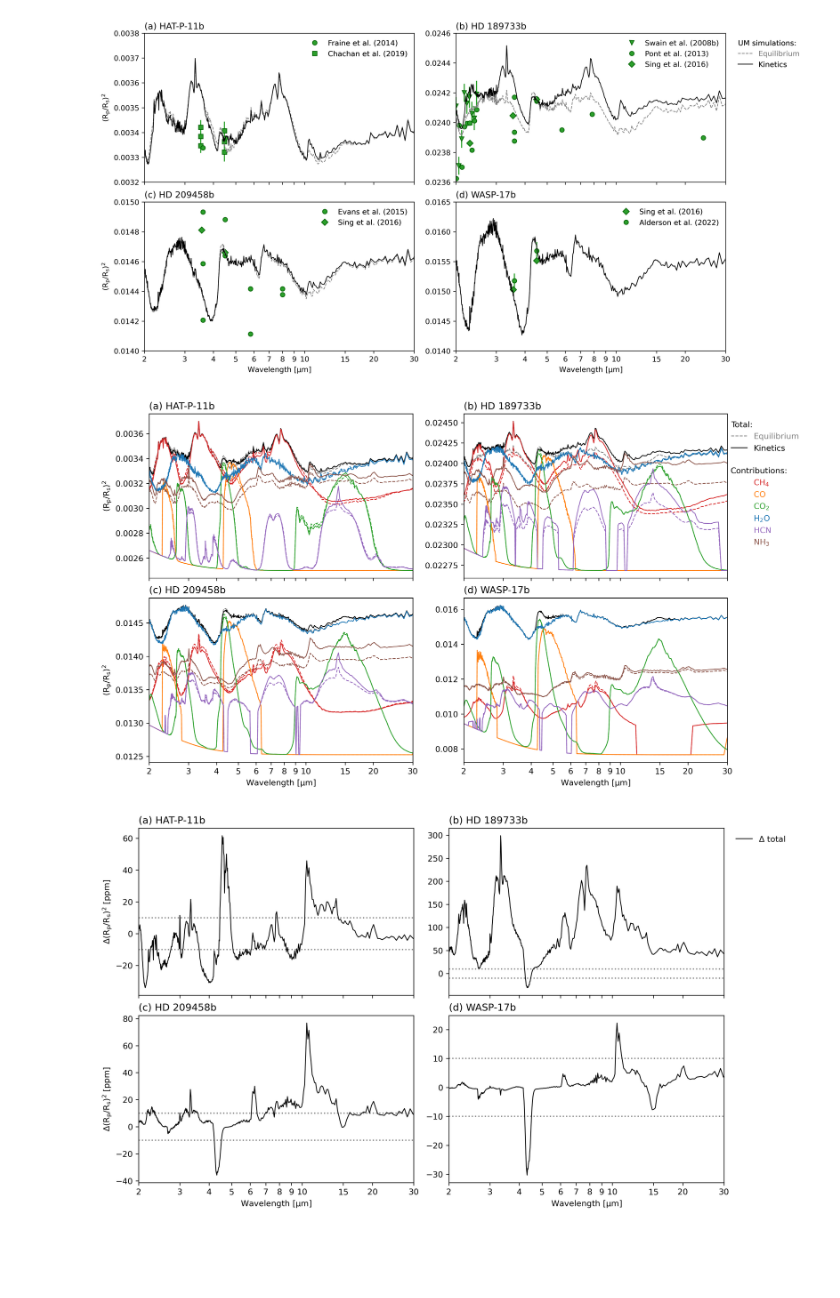
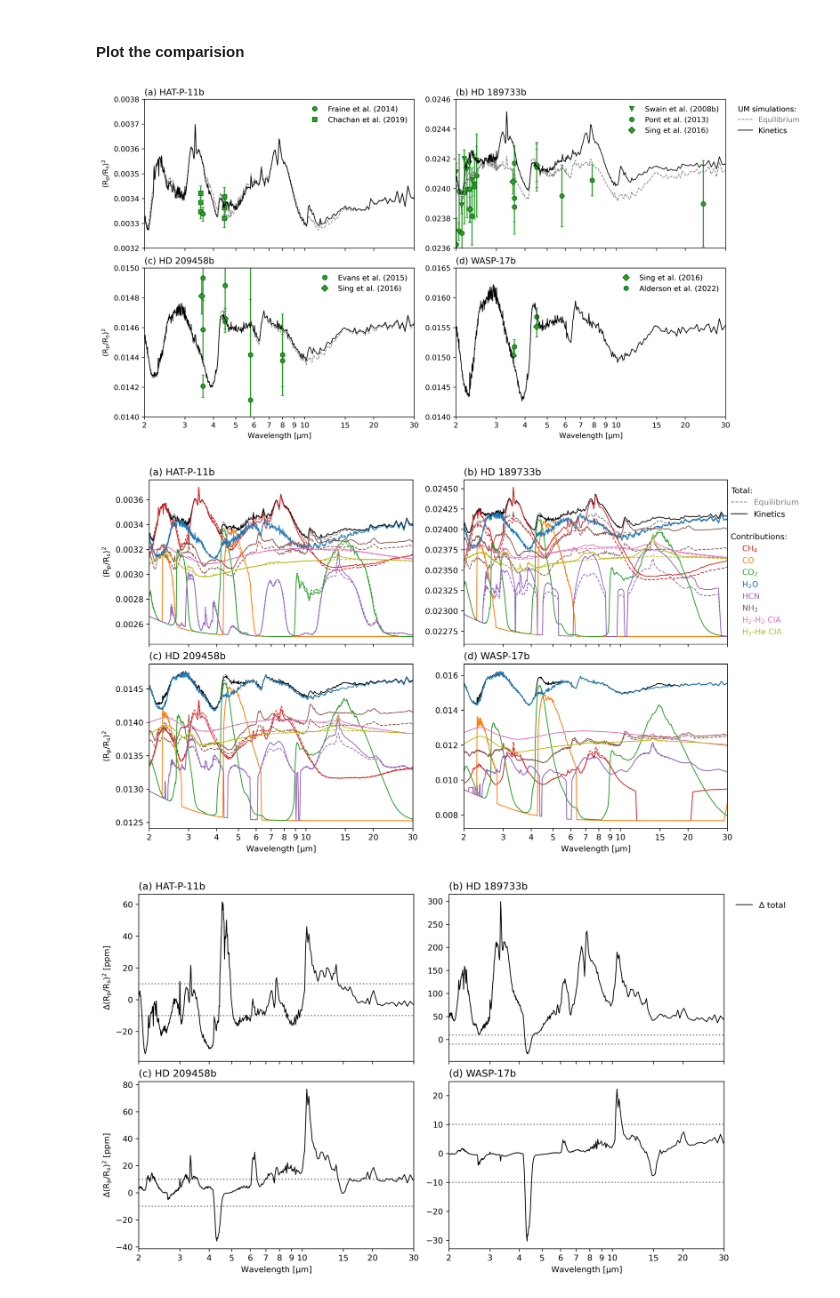
Before and after one commit to mzamyatina/signatures_of_wind_driven_chemistry_on_hot_jupiters, a Jupyter notebook: calc_transmission_spectrum.ipynb, the cells around one changed output. Cells and saved outputs as stored; diff of their text form; code cells hidden in the pictures; blank space fills up the shorter version.

Commit message:
add error propagation

```diff
--- a/calc_transmission_spectrum.ipynb
+++ b/calc_transmission_spectrum.ipynb
@@ -286,6 +291,6 @@ hd209458b_const = init_const("hd209458b", directory=path_to_constants)
 wasp17b_const = init_const("wasp17b", directory=path_to_constants)
 PLANET_CONSTS = [hatp11b_const, hd189733b_const, hd209458b_const, wasp17b_const]
 
-sps = ["total", "ch4", "co", "co2", "h2o", "hcn", "nh3"]
+sps = ["total", "ch4", "co", "co2", "h2o", "hcn", "nh3", "h2_h2_cia", "h2_he_cia"]
 # %%
 # For checking "day" vs "night" UM transmission spectrum calculation
@@ -323,6 +328,8 @@ for planet, planet_const in zip(PLANETS.keys(), PLANET_CONSTS):
                 "spectral_band_centers": spectral_band_centers,
                 "rp_eff_over_rs": rp_eff_over_rs,
             }
+# %% [markdown]
+#### Plot the comparision
 # %%
 # Plotting options
 xticks = np.concatenate(
@@ -377,6 +384,7 @@ for planet, ax in zip(PLANETS.keys(), axes.flatten()):
             else:
                 x = obs_dict[planet][ref].centralwavelng
                 y = obs_dict[planet][ref].plntransdep * 1e-2
+                # No need for error propagation
                 yerr_minus = obs_dict[planet][ref].plntransdeperr2 * (-1) * 1e-2
                 yerr_plus = obs_dict[planet][ref].plntransdeperr1 * 1e-2
                 yerr = np.vstack((yerr_minus, yerr_plus))
@@ -387,11 +395,12 @@ for planet, ax in zip(PLANETS.keys(), axes.flatten()):
                 if ref != "Desert2011":  # exclude Desert2011 because reanalysed by Pont2013
                     x = obs_dict[planet][ref].centralwavelng
                     y = obs_dict[planet][ref].plnratror ** 2
-                    yerr_minus = obs_dict[planet][ref].plnratrorerr2 ** 2 * (-1)
-                    yerr_plus = obs_dict[planet][ref].plnratrorerr1 ** 2
+                    # With error propagation
+                    yerr_minus = np.array(obs_dict[planet][ref].plnratrorerr2) * 2 * np.array(obs_dict[planet][ref].plnratror) * (-1)
+                    yerr_plus = np.array(obs_dict[planet][ref].plnratrorerr1) * 2 * np.array(obs_dict[planet][ref].plnratror)
                     yerr = np.vstack((yerr_minus, yerr_plus))
         ax.plot(x, y, marker=marker, linestyle="", color="C2", markeredgecolor="darkgreen")
-        ax.errorbar(x, y, yerr=yerr, linestyle="", color="C2")
+        ax.errorbar(x, y, yerr=yerr, linestyle="", color="C2", capsize=2)
     # Add observational data from other sources
     if planet == "hatp11b":
         hatp11b_plt_kw = {
@@ -414,7 +423,7 @@ for planet, ax in zip(PLANETS.keys(), axes.flatten()):
         yerr_plus = chachan2019[planet]["rp_over_rs_sqrd_plus"]
         yerr = np.vstack((yerr_minus, yerr_plus))
         ax.plot(x, y, marker="o", linestyle="", color="C2", markeredgecolor="darkgreen")
-        ax.errorbar(x, y, yerr=yerr, linestyle="", color="C2")
+        ax.errorbar(x, y, yerr=yerr, linestyle="", color="C2", capsize=2)
         add_custom_legend(ax, hatp11b_plt_kw, frameon=False, loc="upper right")
     if planet == "hd189733b":
         hd189733b_plt_kw = {
@@ -424,12 +433,6 @@ for planet, ax in zip(PLANETS.keys(), axes.flatten()):
                 "marker": "v",
                 "markeredgecolor": "darkgreen",
             },
-            #             "Desert et al. (2011)": {
-            #                 "color": "C2",
-            #                 "linestyle": "",
-            #                 "marker": "s",
-            #                 "markeredgecolor": "darkgreen",
-            #             },
             "Pont et al. (2013)": {
                 "color": "C2",
                 "linestyle": "",
@@ -461,11 +464,11 @@ for planet, ax in zip(PLANETS.keys(), axes.flatten()):
         }
         x = evans2015[planet]["wavelength"]
         y = evans2015[planet]["rp_over_rs_sqrd"]
-        yerr_minus = evans2015[planet]["rp_over_rs_sqrd_minus"]
-        yerr_plus = evans2015[planet]["rp_over_rs_sqrd_plus"]
+        yerr_minus = np.array(evans2015[planet]["rp_over_rs_sqrd_minus"])
+        yerr_plus = np.array(evans2015[planet]["rp_over_rs_sqrd_plus"])
         yerr = np.vstack((yerr_minus, yerr_plus))
         ax.plot(x, y, marker="o", linestyle="", color="C2", markeredgecolor="darkgreen")
-        ax.errorbar(x, y, yerr=yerr, linestyle="", color="C2")
+        ax.errorbar(x, y, yerr=yerr, linestyle="", color="C2", capsize=2)
         add_custom_legend(ax, hd209458b_plt_kw, frameon=False, loc="upper right")
     if planet == "wasp17b":
         wasp17b_plt_kw = {
@@ -488,7 +491,7 @@ for planet, ax in zip(PLANETS.keys(), axes.flatten()):
         yerr_plus = alderson2022[planet]["rp_over_rs_sqrd_plus"]
         yerr = np.vstack((yerr_minus, yerr_plus))
         ax.plot(x, y, marker="o", linestyle="", color="C2", markeredgecolor="darkgreen")
-        ax.errorbar(x, y, yerr=yerr, linestyle="", color="C2")
+        ax.errorbar(x, y, yerr=yerr, linestyle="", color="C2", capsize=2)
         add_custom_legend(ax, wasp17b_plt_kw, frameon=False, loc="upper right")
 
     # Add UM data
@@ -532,10 +535,10 @@ for line, text in zip(leg_exp.get_lines(), leg_exp.get_texts()):
     text.set_color(line.get_color())
 leg_exp._legend_box.align = "left"
 
-figname = f"transmission_daynight_2_30_micron_total_w_obs_co_as_center.png"
-# fig.savefig(path_to_results / "synthetic_observations" / "transmission_spectrum" / figname)
+figname = f"transmission_daynight_2_30_micron_total_w_obs_co_as_center_w_error_propagation.png"
+fig.savefig(path_to_results / "synthetic_observations" / "transmission_spectrum" / figname)
 # %% [output]
-[figure, old version]
+[figure, new version]
 # %%
 plt_all = True  # plot total and contributions
 
@@ -557,8 +560,12 @@ for planet, ax in zip(PLANETS.keys(), axes.flatten()):
                     clr = "k"
                 lbl = None
             else:
-                clr = GASES[sp.upper()]["color"]
-                lbl = GASES[sp.upper()]["tex"]
+                if sp not in [i.lower() for i in list(GASES.keys())]:
+                    clr = CIA[sp]["color"]
+                    lbl = CIA[sp]["tex"]
+                else:
+                    clr = GASES[sp.upper()]["color"]
+                    lbl = GASES[sp.upper()]["tex"]
             if plt_all:
                 ax.plot(
                     spectral_band_centers * 1e6,
@@ -612,36 +619,36 @@ lines_exp = [Line2D([0], [0], **style) for style in leg_exp_styles.values()]
 leg_exp = axes[0, 1].legend(lines_exp, leg_exp_styles.keys(), **leg_exp_kw)
 if axes[0, 1].legend_ is not None:
     axes[0, 1].add_artist(leg_exp)
 for line, text in zip(leg_exp.get_lines(), leg_exp.get_texts()):
     text.set_color(line.get_color())
 leg_exp._legend_box.align = "left"
 
 # Add species legend (delete repeating handles and labels)
 handles, labels = plt.gca().get_legend_handles_labels()
 i = 1
 while i < len(labels):
     if labels[i] in labels[:i]:
         del labels[i]
         del handles[i]
     else:
         i += 1
 leg_sp = axes[0, 1].legend(
     handles,
     labels,
     frameon=False,
     loc="upper right",
     bbox_to_anchor=(1.255, 0.72),
     handlelength=0,
     title="Contributions:",
 )
 for line, text in zip(leg_sp.get_lines(), leg_sp.get_texts()):
     text.set_color(line.get_color())
 leg_sp.get_title().set_position((0, 0))
 
-figname = f"transmission_daynight_2_30_micron_total_w_contributions.png"
-# fig.savefig(path_to_results / "synthetic_observations" / "transmission_spectrum" / figname)
+figname = f"transmission_daynight_2_30_micron_total_w_contributions_w_cia.png"
+fig.savefig(path_to_results / "synthetic_observations" / "transmission_spectrum" / figname)
 # %% [output]
-[figure, old version]
+[figure, new version]
 # %%
 plt_all = False  # plot differences in totals (and contributions)
 
```
Also changed, not shown: parts of 9 cells of this notebook.
